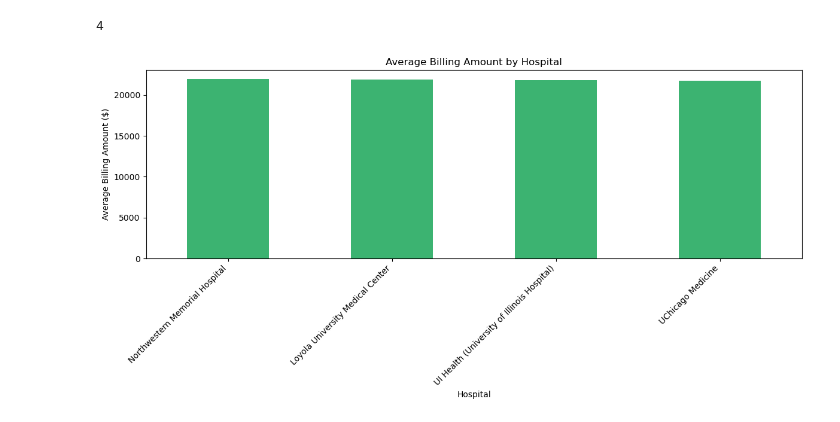
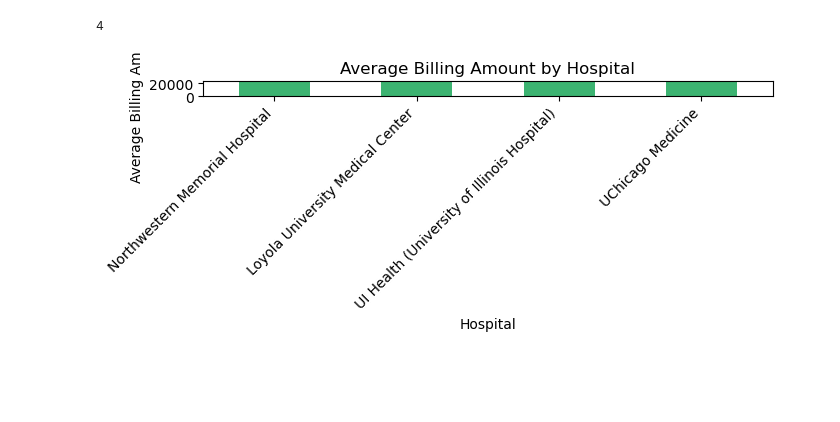
Before and after one commit to setripper/datathon2025, a Jupyter notebook: main.ipynb, the cells around one changed output. Saved outputs shown, nothing was run; the diff lists cells and outputs as text; code cells hidden in the pictures; blank space fills up the shorter version.

```diff
--- a/main.ipynb
+++ b/main.ipynb
@@ -201,13 +210,13 @@ df["Hospital"].unique().size
 # %%
 avg_billing_by_hospital = df.groupby('Hospital')['Billing Amount'].mean().sort_values(ascending=False)
 # %%
-plt.figure(figsize=(12,6))
+plt.figure(figsize=(7, 3))
 avg_billing_by_hospital.plot(kind='bar', color='mediumseagreen')
 plt.title('Average Billing Amount by Hospital')
 plt.ylabel('Average Billing Amount ($)')
 plt.xlabel('Hospital')
 plt.xticks(rotation=45, ha='right')
 plt.tight_layout()
 plt.show()
 # %% [output]
-[figure, old version]
+[figure, new version]
```
Also changed, not shown: parts of 15 cells of this notebook.
